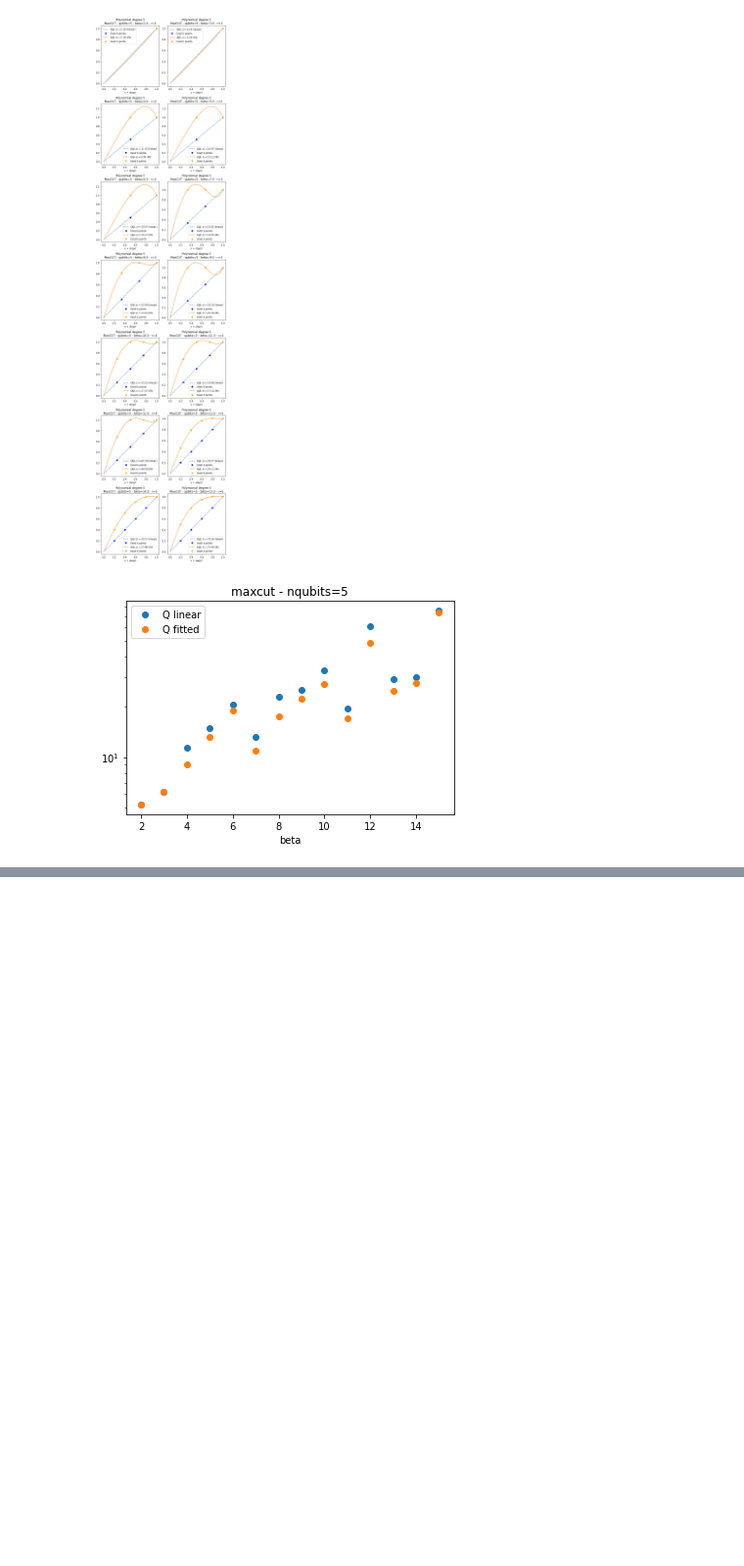
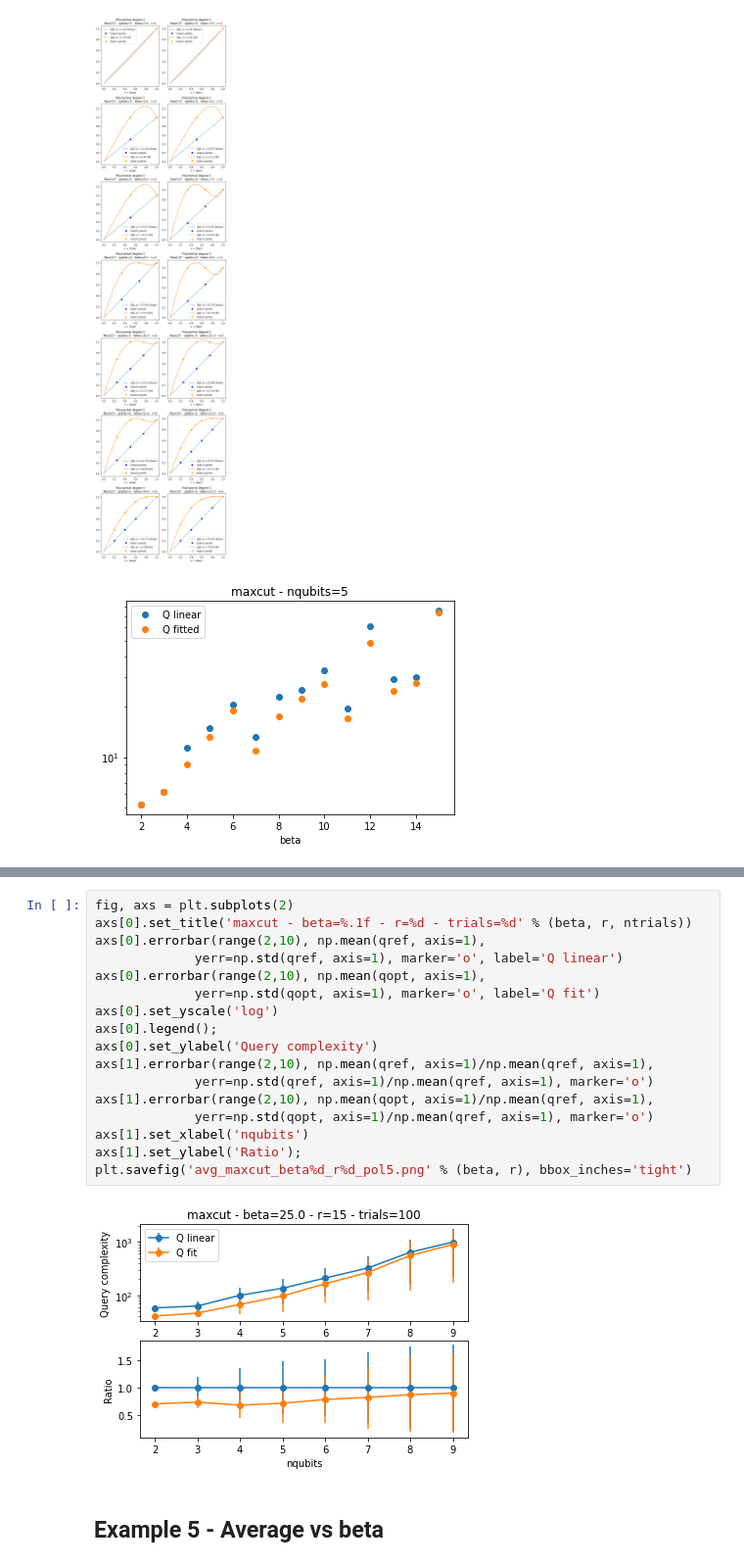
Before and after one commit to scarrazza/QITE, a Jupyter notebook: crosscheck.ipynb, the cells around one changed output, grey strips where cells are left out. Shown at 98% size. Drawn from its saved outputs; the diff is of its cells as text; blank space fills up the shorter version.

Commit message:
adding extra avg examples

```diff
--- a/crosscheck.ipynb
+++ b/crosscheck.ipynb
@@ -350,0 +392,21 @@ Cross-check: 73.69413618644278
+# %%
+fig, axs = plt.subplots(2)
+axs[0].set_title('maxcut - beta=%.1f - r=%d - trials=%d' % (beta, r, ntrials))
+axs[0].errorbar(range(2,10), np.mean(qref, axis=1),
+             yerr=np.std(qref, axis=1), marker='o', label='Q linear')
+axs[0].errorbar(range(2,10), np.mean(qopt, axis=1),
+             yerr=np.std(qopt, axis=1), marker='o', label='Q fit')
+axs[0].set_yscale('log')
+axs[0].legend();
+axs[0].set_ylabel('Query complexity')
+axs[1].errorbar(range(2,10), np.mean(qref, axis=1)/np.mean(qref, axis=1),
+             yerr=np.std(qref, axis=1)/np.mean(qref, axis=1), marker='o')
+axs[1].errorbar(range(2,10), np.mean(qopt, axis=1)/np.mean(qref, axis=1),
+             yerr=np.std(qopt, axis=1)/np.mean(qref, axis=1), marker='o')
+axs[1].set_xlabel('nqubits')
+axs[1].set_ylabel('Ratio');
+plt.savefig('avg_maxcut_beta%d_r%d_pol5.png' % (beta, r), bbox_inches='tight')
+# %% [output]
+[figure, added]
+# %% [markdown]
+## Example 5 - Average vs beta
```
Also changed, not shown: parts of 4 cells of this notebook.
